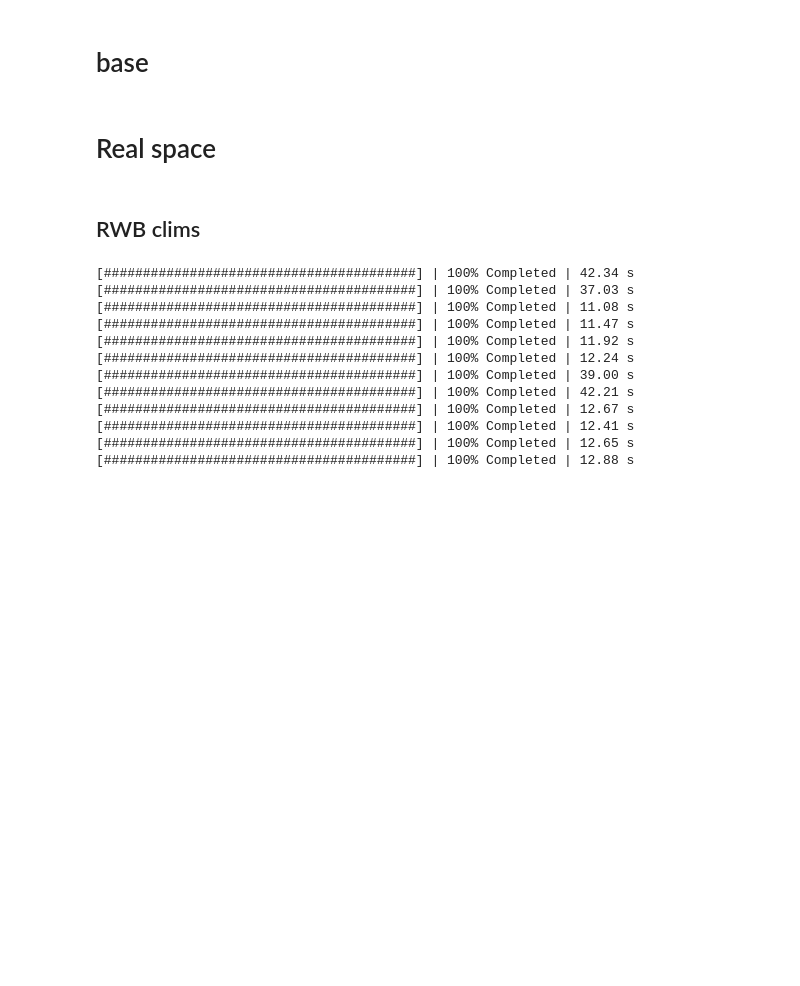
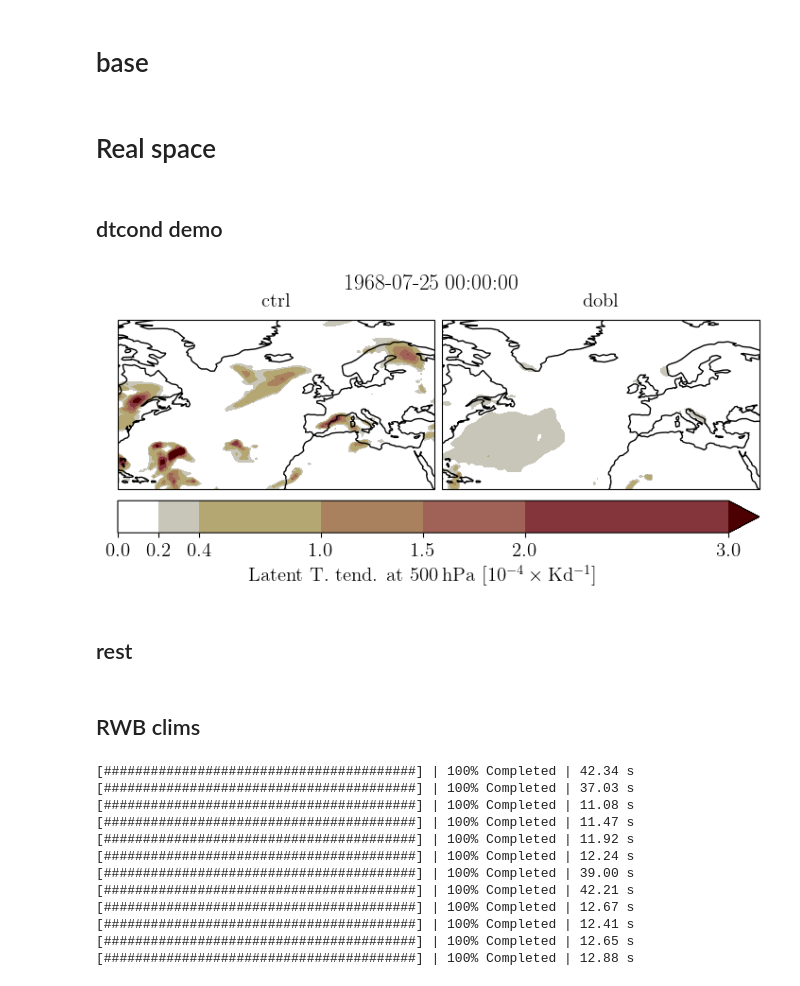
Before and after one commit to hbanderier/persistent-extremes-era5, a Jupyter notebook: Playgrounds/data_henrik_pg.ipynb, the cells around one changed output. Drawn from its saved outputs; the diff is of its cells as text; code cells hidden in the pictures; blank space fills up the shorter version.

```diff
--- a/Playgrounds/data_henrik_pg.ipynb
+++ b/Playgrounds/data_henrik_pg.ipynb
@@ -462,6 +565,7 @@ for run in ["ctrl", "dobl", "ctrl_p4"]:
             da = da.any("level").resample(time="1D").any().astype(np.uint8)
             da.to_netcdf(odir.joinpath(f"{year}.nc"))
 # %%
+# block 4.5 : streamers
 filters_type = {
     "stratospheric": pl.col("zeta") >= pl.col("level"),
     "tropospheric": pl.col("zeta") < pl.col("level")
@@ -502,7 +606,7 @@ for run in ["ctrl", "dobl", "ctrl_p4"]:
             streamers = pl.read_parquet(ofile)
             streamers_on_grid = None
         else:
-            contours = detect_contours(zeta, levels, processes=N_WORKERS, ctx="fork")
+            contours = detect_contours_lonlat(zeta, levels, processes=N_WORKERS, ctx="fork")
             streamers = detect_streamers(contours)
             streamers, streamers_on_grid = event_props(streamers, [zeta, mflux])
             streamers.write_parquet(ofile)
@@ -820,6 +1057,33 @@ da_jets_ctrl = jet_position_as_da(all_jets["ctrl"])
 da_jets_dobl = jet_position_as_da(all_jets["dobl"])
 # %% [markdown]
 # Real space
+# %% [markdown]
+## dtcond demo
+# %%
+das_heating = {}
+for run in ["ctrl", "dobl"]:
+    das_heating[run] = open_da("Henrik_data", run, ("heating", "DTCOND"), "6H", minlon=-80, maxlon=40, minlat=15, maxlat=80)
+# %%
+# ts = np.random.choice(len(summer))
+da = xr.concat([da.isel(time=ts) for da in das_heating.values()], dim="experiment").assign_coords(experiment=list(das_heating)).load()
+
+cbar_kwargs = {"location": "bottom", "shrink": 1.0, "fraction": 0.2, "pad": 0.06, "label": PRETTIER_VARNAME["DTCOND500"] + r" $[10^{-4} \times \mathrm{K}\mathrm{d}^{-1}]$"}
+plot_kwargs = {
+    "cmap": colormaps.bilbao_r,
+    "levels": [0., 0.2, 0.4, 1.0, 1.5, 2.0, 3.0],
+    "transparify": 1,
+    "direction": 1,
+    "cbar_kwargs": cbar_kwargs,
+}
+clu = Clusterplot(1, 2, get_region(da), row_height=3.5)
+_ = clu.add_contourf(da * 1e4, titles=list(das_heating), **plot_kwargs)
+clu.fig.suptitle(summer[ts])
+clu.resize_relative([1, 1.8])
+clu.fig.savefig(f"{FIGURES}/Henriks_stuff/demo_heating.png")
+# %% [output]
+[figure, added]
+# %% [markdown]
+## rest
 # %%
 das_heating = {}
 for run in ["ctrl", "dobl"]:
```
Also changed, not shown: parts of 17 cells of this notebook, 2 other files.
